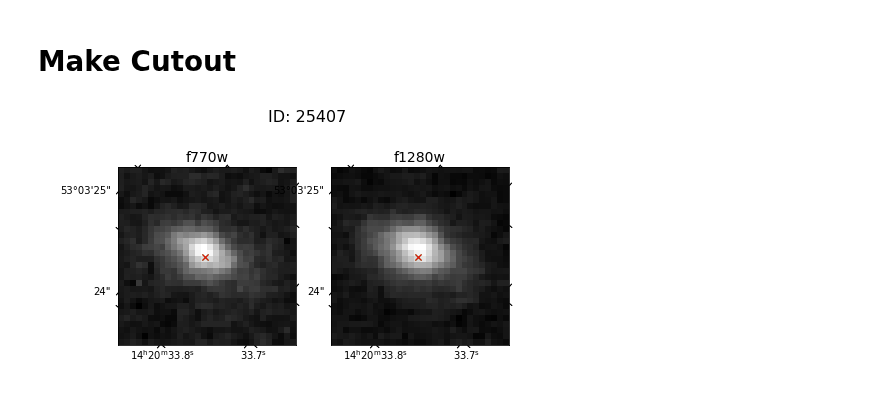
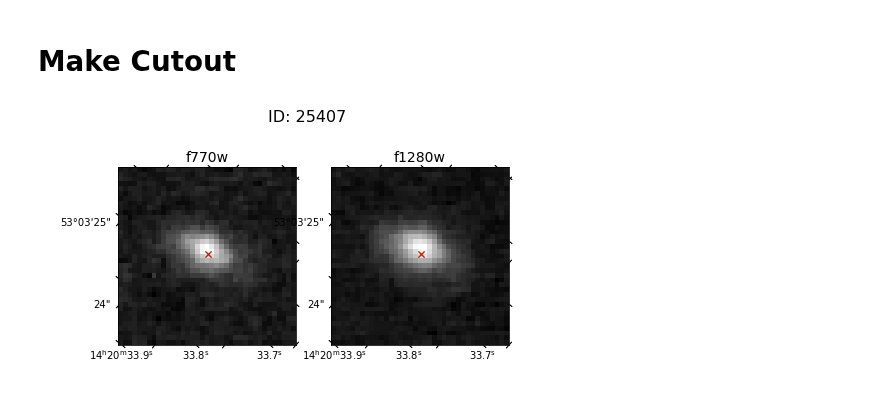
Before and after one commit to parallax-xallaraq/AGNerds, a Jupyter notebook: JWST_AGN_proj2/ImgCuts_forChristian.ipynb, the cells around one changed output. Drawn from its saved outputs; the diff is of its cells as text; code cells hidden in the pictures.

Commit message:
use arcsec instead of pixel size

```diff
--- a/JWST_AGN_proj2/ImgCuts_forChristian.ipynb
+++ b/JWST_AGN_proj2/ImgCuts_forChristian.ipynb
@@ -105,7 +112,7 @@ def GetCutout(
     coord,  # center sky coordinate
     wcs,    # World Coordinate System
     data,   # image data
-    dl=50   # cutout size
+    dl=3.3*u.arcsec   # cutout size
 ):
     # get position on sky
     x, y = wcs.world_to_pixel(coord)
@@ -246,6 +253,7 @@ def SaveFitsCutout(
 i       = 3
 id_i    = int(galaxies.iloc[i]['ID'])
 coord_i = SkyCoord(galaxies.iloc[i]['RA']*u.degree, galaxies.iloc[i]['Dec']*u.degree)
+dl_i    = galaxies.iloc[i]['BoxSize'] * u.arcsec
 field_i = galaxies.iloc[i]['Field']
 bands_i = ['f770w', 'f1280w']
 wcs_i   = [miri[field_i][bands_i[0]]['wcs'],  miri[field_i][bands_i[1]]['wcs'] ]
@@ -254,20 +262,20 @@ hdu_i   = [miri[field_i][bands_i[0]]['hdu'], miri[field_i][bands_i[1]]['hdu']]
 # %%
 # test plot
 MakePlotOfSrc_MultiBand(
     coord=coord_i,  # SkyCoord of center RA and Dec (SkyCoord)
     wcs=wcs_i,    # World Coordinate System (list)
     data=data_i,   # image data (list)
     band=bands_i,   # title of subplot (list)
-    dl=[30,30],     # cutout size (list)
+    dl=[dl_i,dl_i],     # cutout size (list)
     marks=[coord_i,coord_i],   # add markers to these coordinantes.
     title="ID: " + str(id_i),  # plot title (string)
     useNorm=None,   # normalization percent interval
     showGrid=False,
     fileName=None,     # name and path of file to save to
     showPlot=True
 )
 # %% [output]
-[figure, old version]
+[figure, new version]
 # %%
 # make fits cutouts in two bands
 for j in range(2):
```
Also changed, not shown: parts of 5 cells of this notebook, 2 other files.
